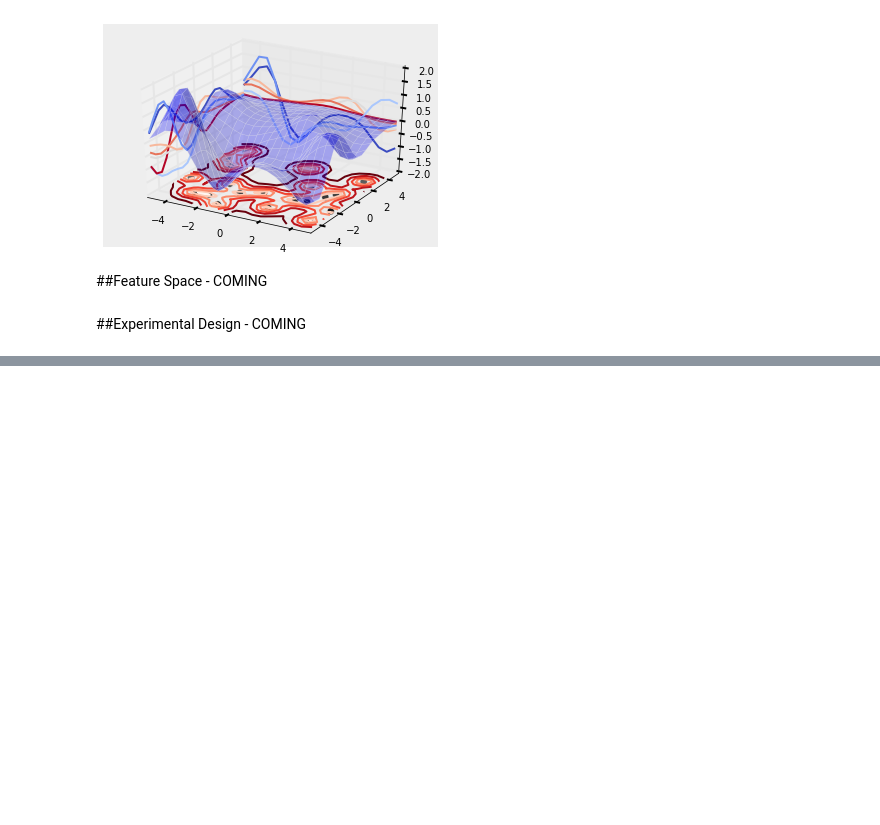
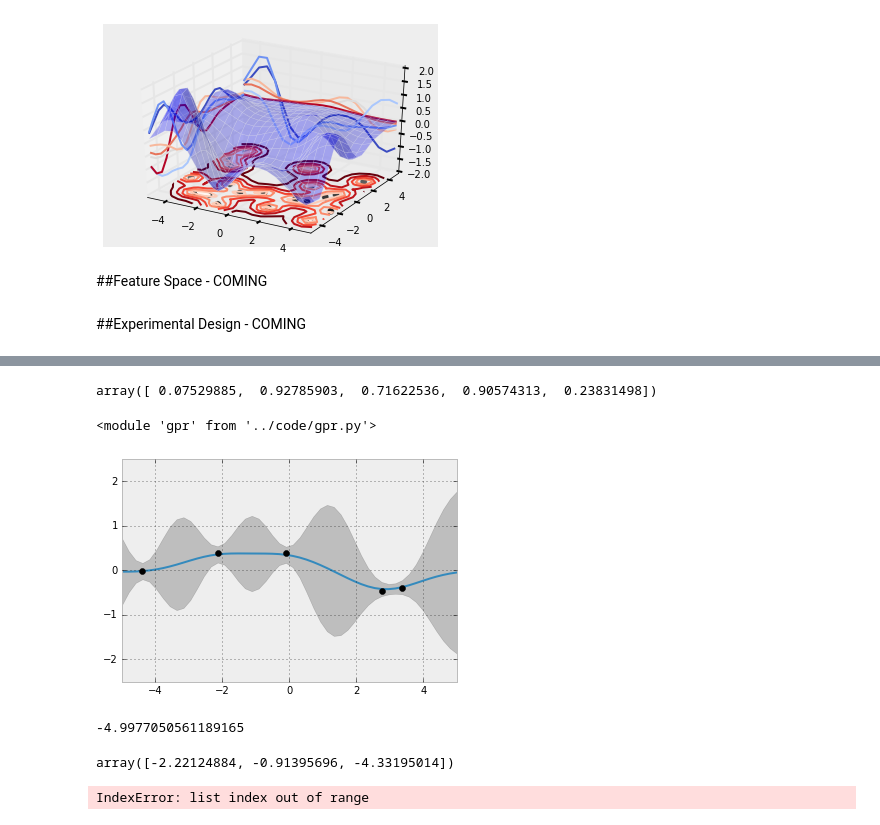
Before and after one commit to colinclement/diabetes-gp, a Jupyter notebook: nbs/GaussianProcessRegression.ipynb, the cells around one changed output, grey strips where cells are left out. Saved outputs shown, nothing was run; the diff lists cells and outputs as text; code cells hidden in the pictures; blank space fills up the shorter version.

```diff
--- a/nbs/GaussianProcessRegression.ipynb
+++ b/nbs/GaussianProcessRegression.ipynb
@@ -497,0 +518,19 @@ plt.show()
+# %%
+foo.diagonal()
+# %% [output]
+array([ 0.07529885,  0.92785903,  0.71622536,  0.90574313,  0.23831498])
+# %%
+class sq_exp_cov(object):
+    def __init__(self, p):
+        self.p = p
+
+    def __call__(self, x1, x2):
+        k = lambda u, v: self.p[0]*np.exp(-0.5*(u-v).dot(u-v)/self.p[1]**2)
+        return cdist(x1[:,None], x2[:,None], k)
+
+    def gradk(self, x1, x2):
+        K = self(x1, x2)
+        X1, X2 = np.meshgrid(x1, x2)
+        tmp = np.array([K / self.p[0],
+                      -(X1-X2)**2*K/self.p[1]**3])
+        return tmp.T
@@ -497,0 +539,26 @@ plt.show()
+# %%
+reload(gp)
+# %% [output]
+<module 'gpr' from '../code/gpr.py'>
+# %%
+mysq_exp_cov = sq_exp_cov([1., 1.])
+mygpr = gp.GPR(mysq_exp_cov)
+y_test_mean, y_test_var = mygpr.fit_transform(y_obs, x_obs, 0.1, x_test)
+# %%
+plt.plot(x_test, y_test_mean)
+plt.plot(x_obs, y_obs, 'ko')
+post_stds = y_test_var.diagonal()
+plt.fill_between(x_test, y_test_mean + 2*post_stds,
+                         y_test_mean - 2*post_stds,
+                 color='k', alpha=0.2)
+plt.xlim([-5, 5]); plt.ylim([-2.5, 2.5]);
+# %% [output]
+[figure, added]
+# %%
+mygpr.logmarg([1., 1., 0.01])
+# %% [output]
+-4.9977050561189165
+# %%
+mygpr.grad_logmarg([1., 1., 0.01])
+# %% [output]
+array([-2.22124884, -0.91395696, -4.33195014])
@@ -497,0 +567,4 @@ plt.show()
+# %%
+check_grad(mygpr.logmarg, mygpr.grad_logmarg, [1.,1.])
+# %% [output]
+IndexError: list index out of range
```
Also changed, not shown: parts of 16 cells of this notebook, 1 other file.
